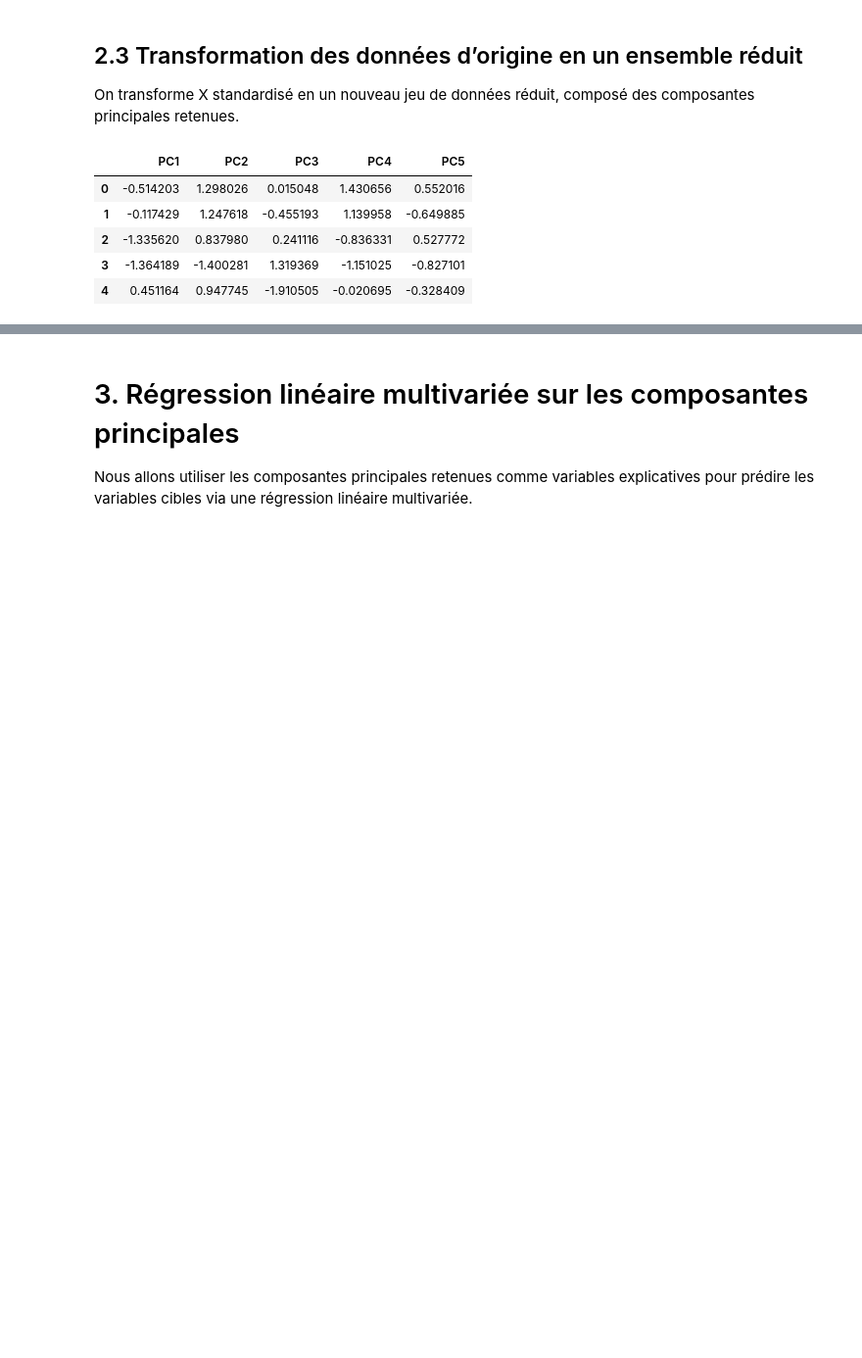
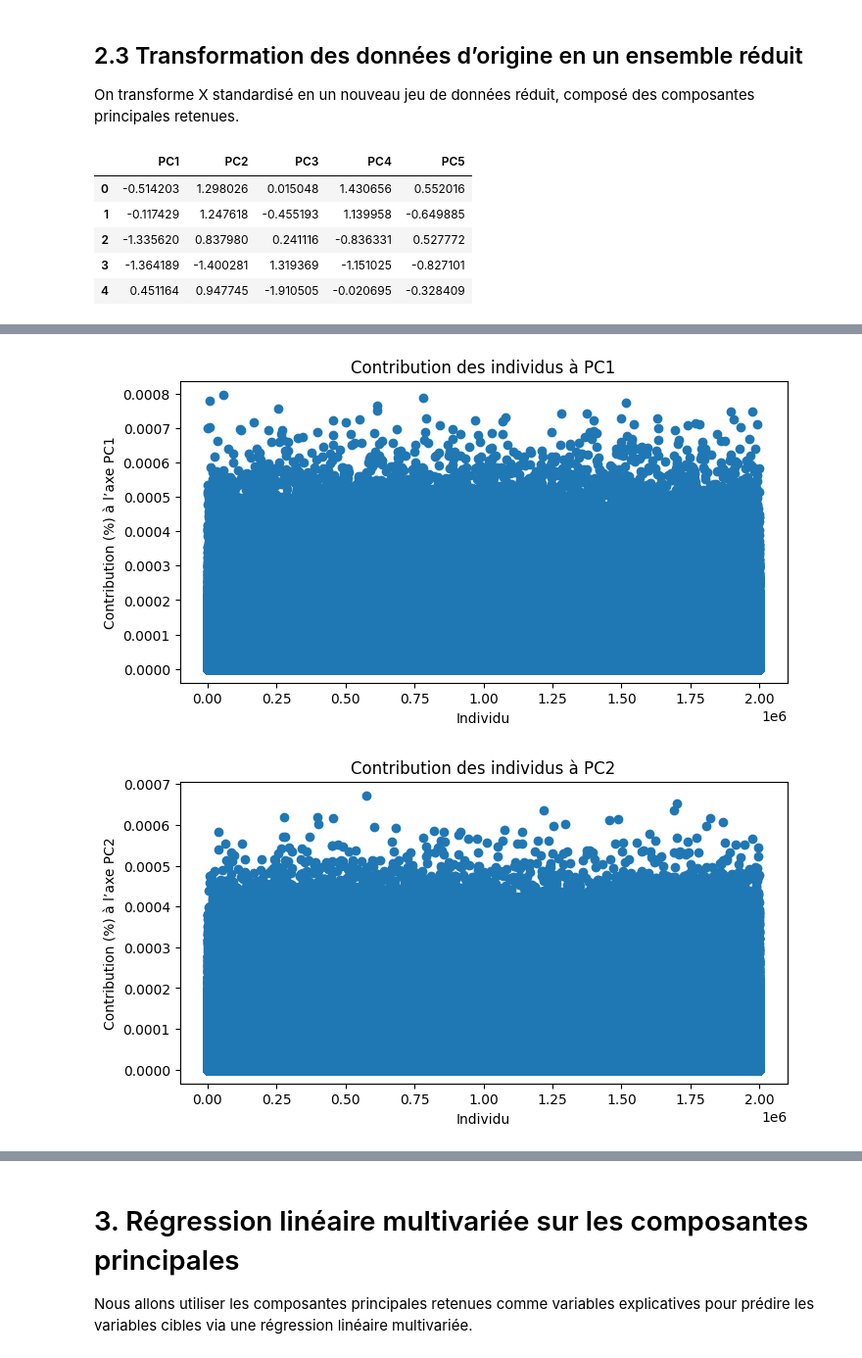
Before and after one commit to Harlequelrah/Projet_Exam, a Jupyter notebook: exam.ipynb, the cells around one changed output, grey strips where cells are left out. Shown at 98% size. Cells and saved outputs as stored; diff of their text form; code cells hidden in the pictures; blank space fills up the shorter version.

```diff
--- a/exam.ipynb
+++ b/exam.ipynb
@@ -288,0 +326,17 @@ plt.show()
+# %%
+# 6. Contributions des individus aux deux premiers axes
+def plot_individual_contrib(X_proj, ax=1):
+    contrib = np.square(X_proj[:, ax-1])
+    contrib = 100 * contrib / contrib.sum()
+    plt.figure(figsize=(8,4))
+    plt.plot(contrib, marker='o', linestyle='None')
+    plt.ylabel(f'Contribution (%) à l’axe PC{ax}')
+    plt.xlabel('Individu')
+    plt.title(f'Contribution des individus à PC{ax}')
+    plt.show()
+
+plot_individual_contrib(X_reduced, ax=1)
+plot_individual_contrib(X_reduced, ax=2)
+# %% [output]
+[figure, added]
+[figure, added]
```
Also changed, not shown: parts of 11 cells of this notebook, 1 other file.
